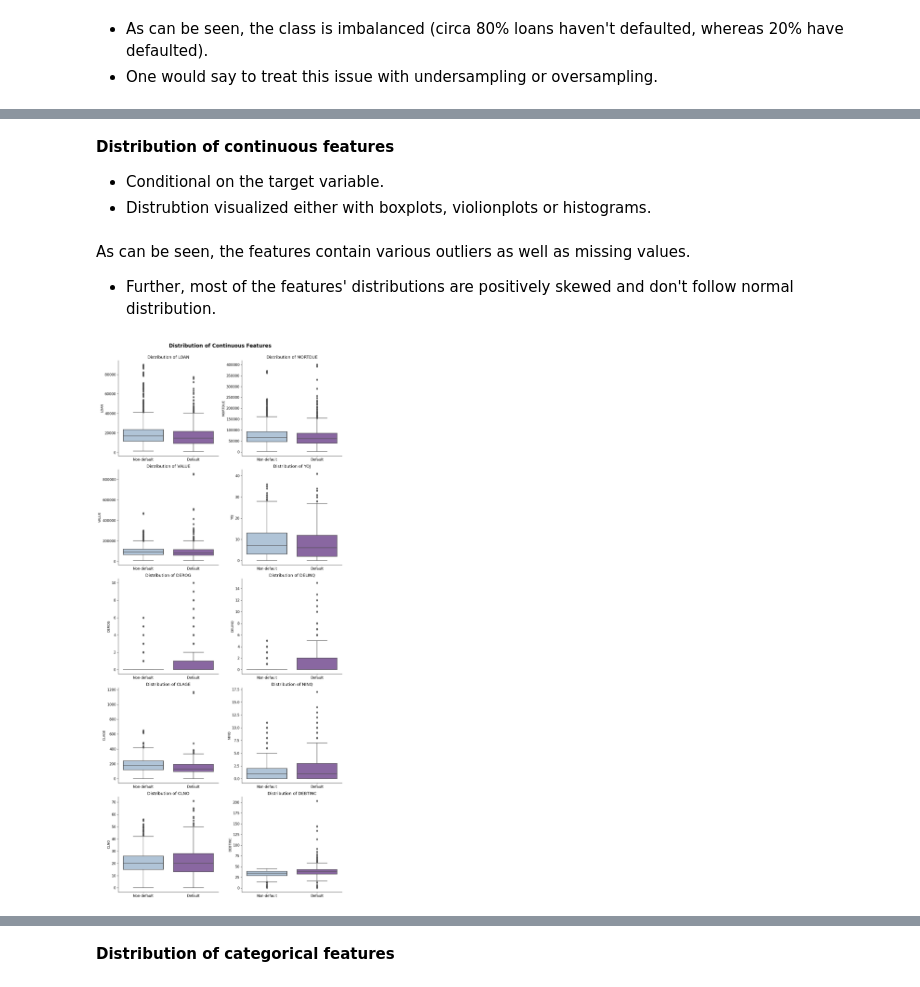
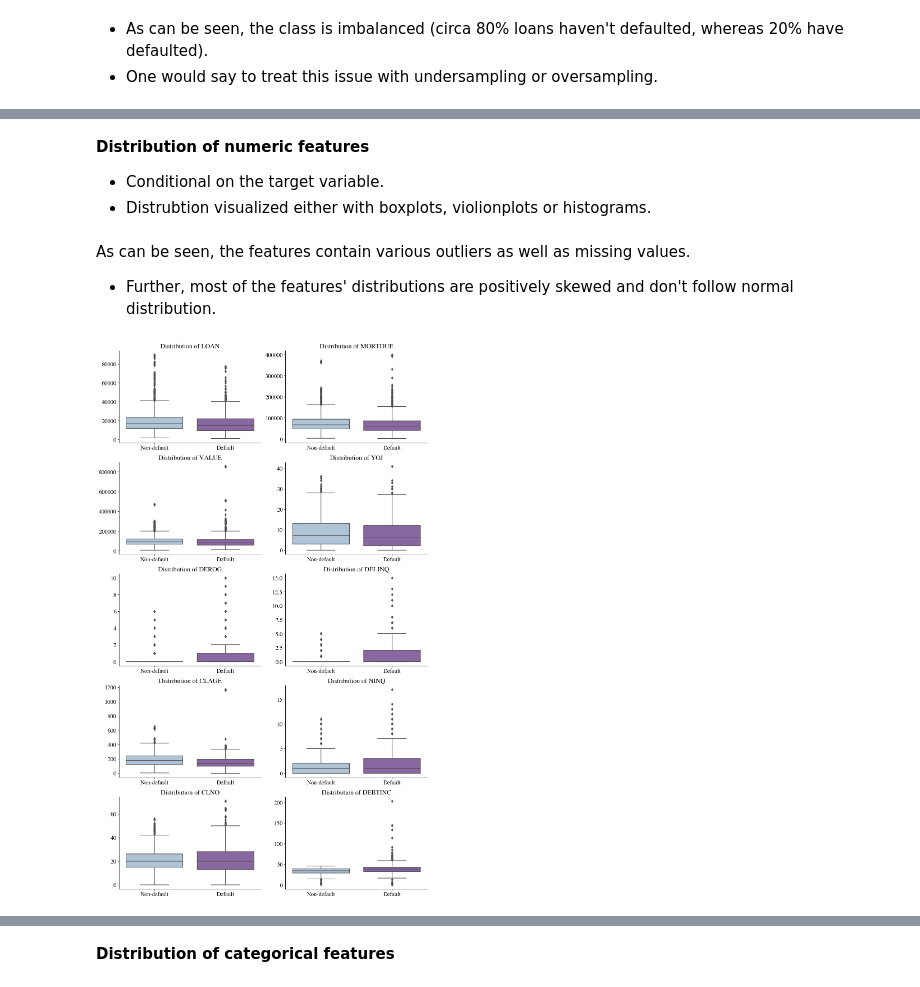
Before and after one commit to petr-ngn/FFU_VSE_Masters_Thesis_ML_Credit_Risk_Modelling, a Jupyter notebook: Masters_Thesis.ipynb, the cells around one changed output, grey strips where cells are left out. Cells and saved outputs as stored; diff of their text form; code cells hidden in the pictures.

```diff
--- a/Masters_Thesis.ipynb
+++ b/Masters_Thesis.ipynb
@@ -129,14 +125,14 @@ Obtaining lists of both categorical and continuous features
 # %%
-def categorical_continuous_vars(df: pd.DataFrame, target:str = "BAD") -> tuple[list, list]:
+def categorical_numeric_vars(df: pd.DataFrame, target:str = "BAD") -> tuple[list, list]:
 
     cat_vars = [col for col in df.columns if df[col].dtypes == "O" and col != target]
-    cont_vars = [col for col in df.columns if col not in cat_vars + [target]]
+    num_vars = [col for col in df.columns if col not in cat_vars + [target]]
 
     print(f"Categorical features: {', '.join(cat_vars)}")
-    print(f"Continuous features: {', '.join(cont_vars)}")
+    print(f"Numeric features: {', '.join(num_vars)}")
 
-    return (cat_vars, cont_vars)
+    return (cat_vars, num_vars)
 # %%
-cat_vars, cont_vars = categorical_continuous_vars(data)
+cat_vars, num_vars = categorical_numeric_vars(data)
 # %% [output]
 Categorical features: REASON, JOB
@@ -210,5 +178,5 @@ default_distribution_plot(data)
 # %% [markdown]
-**Distribution of continuous features**
+**Distribution of numeric features**
 - Conditional on the target variable.
 - Distrubtion visualized either with boxplots, violionplots or histograms.
 # %%
@@ -355,7 +337,7 @@ def continuous_distribution_plot(df: pd.DataFrame, cont_vars: list,
 As can be seen, the features contain various outliers as well as missing values.
 - Further, most of the features' distributions are positively skewed and don't follow normal distribution.
 # %%
-continuous_distribution_plot(data, cont_vars, plot_type = "boxplot")
+numeric_distribution_plot(data, num_vars, plot_type = "boxplot")
 # %% [output]
-[figure, old version]
+[figure, new version]
 # %%
```
Also changed, not shown: parts of 117 cells of this notebook.
